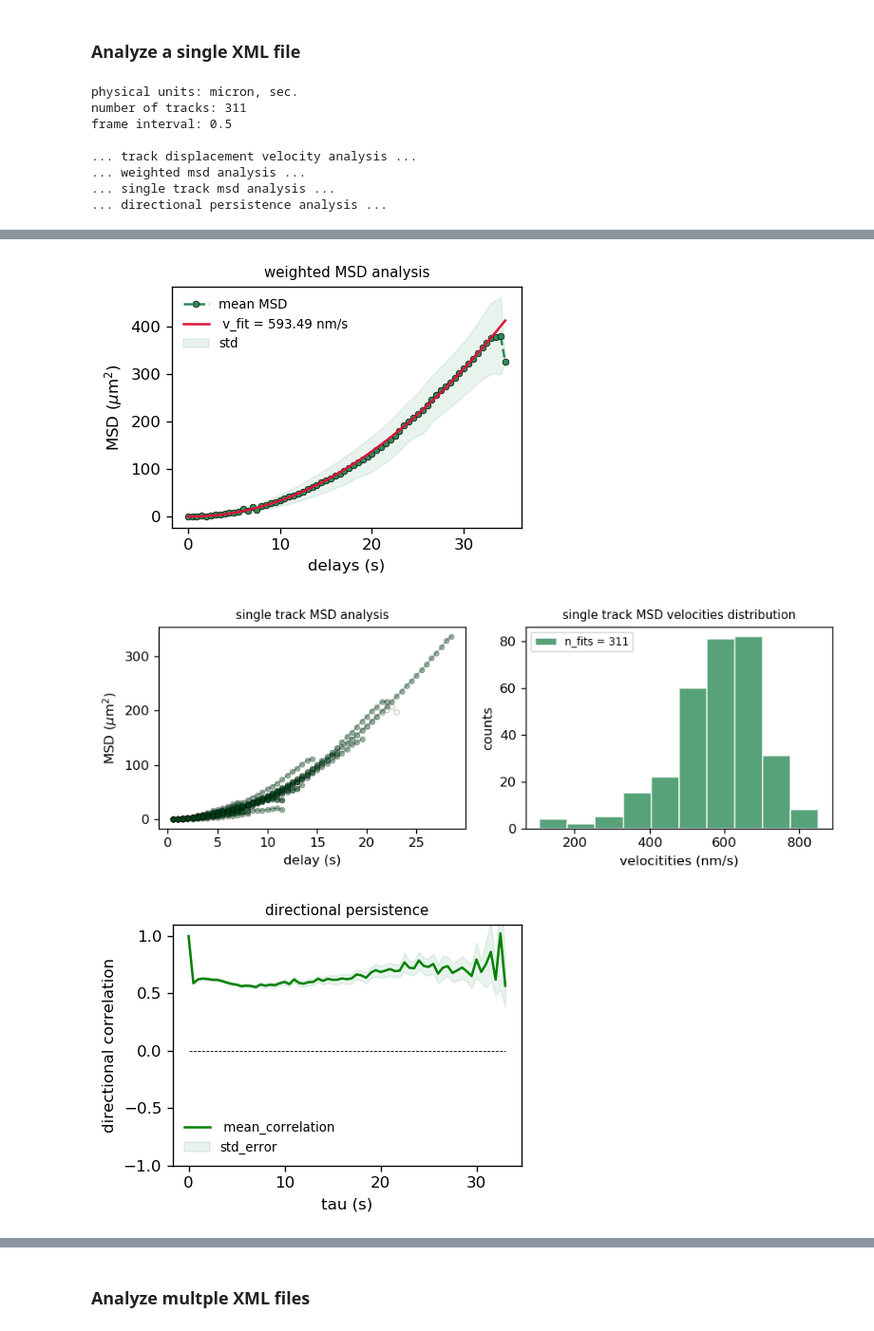
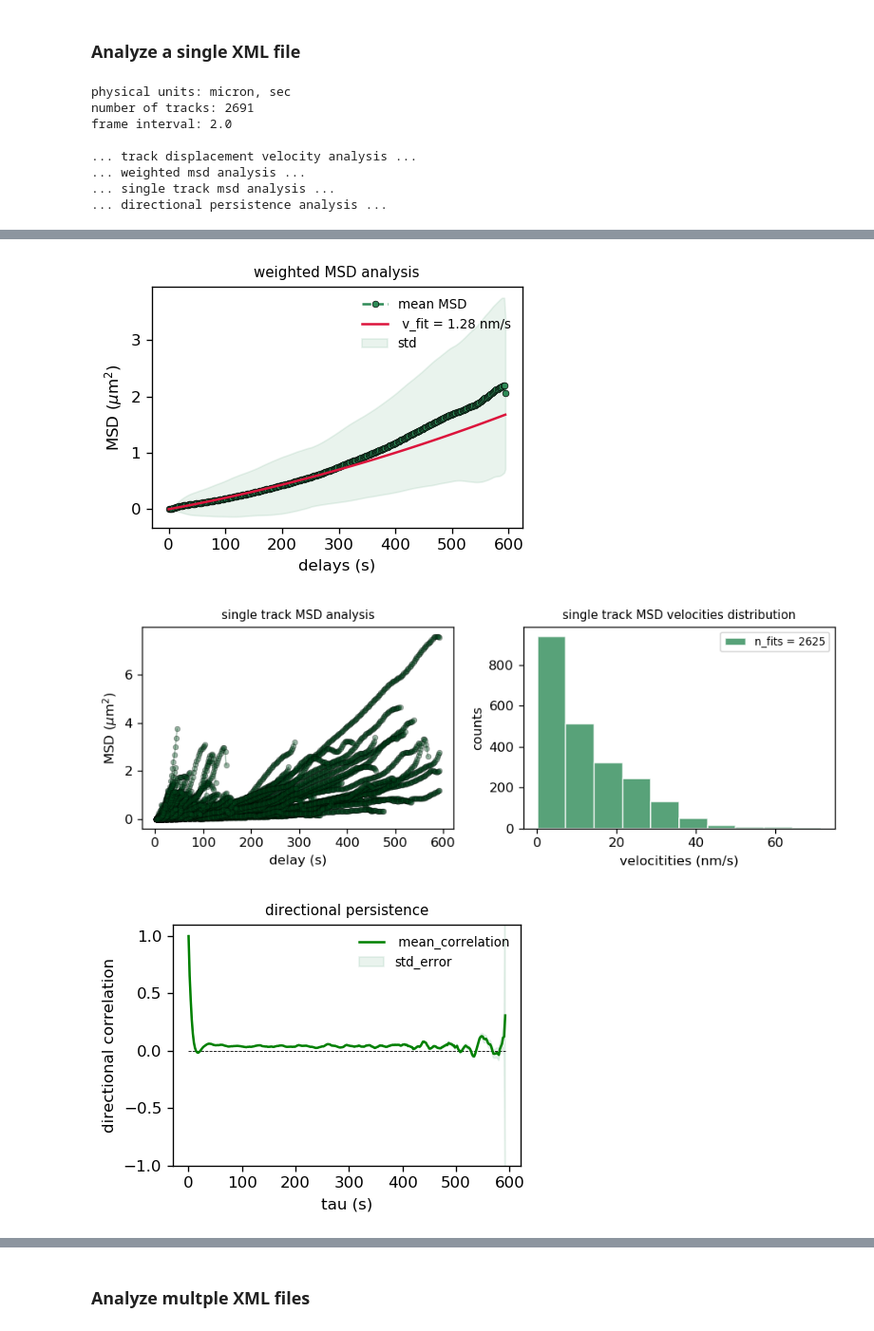
Before and after one commit to paulocaldas/Treadmilling-Speed-Analysis, a Jupyter notebook: tracking_analysis_v2.0/analyze_tracks_v2.0.ipynb, the cells around one changed output, grey strips where cells are left out. Shown at 95% size. Saved outputs shown, nothing was run; the diff lists cells and outputs as text; code cells hidden in the pictures.

```diff
--- a/tracking_analysis_v2.0/analyze_tracks_v2.0.ipynb
+++ b/tracking_analysis_v2.0/analyze_tracks_v2.0.ipynb
@@ -17,7 +17,7 @@ All plots and tables are saved as a single pdf and excel book (respectively) <br
 from bkg_func import core
 
 # specify path_to_file/filename
-filename = 'examples/1425_RAM_interior_shrinkage_Tracks.xml'
+filename = 'examples/Grow and shrink_Tracks_isabel.xml'
 
 # run specific analysis if "True"
 core.analyze_tracks(filename,
@@ -26,11 +26,11 @@ core.analyze_tracks(filename,
                     msd_single_track = True,
                     directionality = True,
                     plot_tracks = True,
-                    clip = 0.5, plot_every = 20)
+                    clip = 0.5, plot_every = 100)
 # %% [output]
-physical units: micron, sec.
-number of tracks: 311
-frame interval: 0.5
+physical units: micron, sec
+number of tracks: 2691
+frame interval: 2.0
 
 ... track displacement velocity analysis ...
 ... weighted msd analysis ...
@@ -40,3 +40,3 @@ frame interval: 0.5
-[figure, old version]
+[figure, new version]
-[figure, old version]
+[figure, new version]
-[figure, old version]
+[figure, new version]
```
Also changed, not shown: parts of 2 cells of this notebook, 10 other files.
